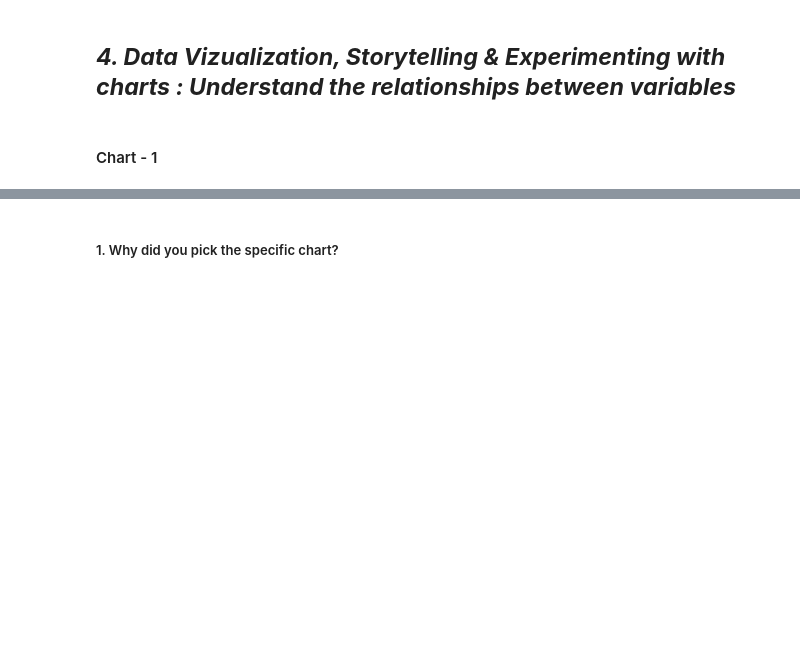
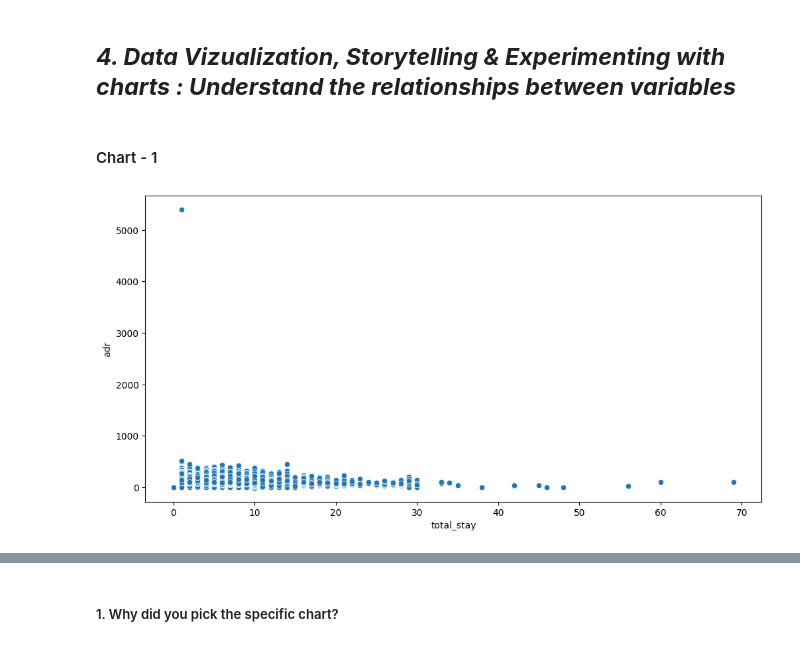
Before and after one commit to pavan-stark/EDA_Hotel_Bookings, a Jupyter notebook: hotel_bookings_eda_project.ipynb, the cells around one changed output, grey strips where cells are left out. Cells and saved outputs as stored; diff of their text form; code cells hidden in the pictures; blank space fills up the shorter version.

```diff
--- a/hotel_bookings_eda_project.ipynb
+++ b/hotel_bookings_eda_project.ipynb
@@ -133,3 +334,18 @@ for column in df.columns:
 ## 3. ***Data Wrangling***
 # %% [markdown]
 ### Data Wrangling Code
+# %%
+df[df['adults']+df['babies']+df['children'] == 0].shape
+df.drop(df[df['adults']+df['babies']+df['children'] == 0].index, inplace = True)
+# %%
+# Step 3: Converting columns to appropriate datatypes.
+# Converting datatype of columns 'children', 'company' and 'agent' from float to int.
+df[['children', 'agent']] = df[['children', 'agent']].astype('int64')
+# changing datatype of column 'reservation_status_date' to data_type.
+df['reservation_status_date'] = pd.to_datetime(df['reservation_status_date'], format = '%Y-%m-%d')
+# %%
+# Adding total staying days in hotels
+df['total_stay'] = df['stays_in_weekend_nights']+df['stays_in_week_nights']
+
+# Adding total people num as column, i.e. total people num = num of adults + children + babies
+df['total_people'] = df['adults']+df['children']+df['babies']
@@ -141,3 +377,9 @@ Answer Here.
 ## ***4. Data Vizualization, Storytelling & Experimenting with charts : Understand the relationships between variables***
 # %% [markdown]
 #### Chart - 1
+# %%
+plt.figure(figsize = (12,6))
+sns.scatterplot(y = 'adr', x = 'total_stay', data = df)
+plt.show()
+# %% [output]
+[figure, added]
```
Also changed, not shown: parts of 238 cells of this notebook.
